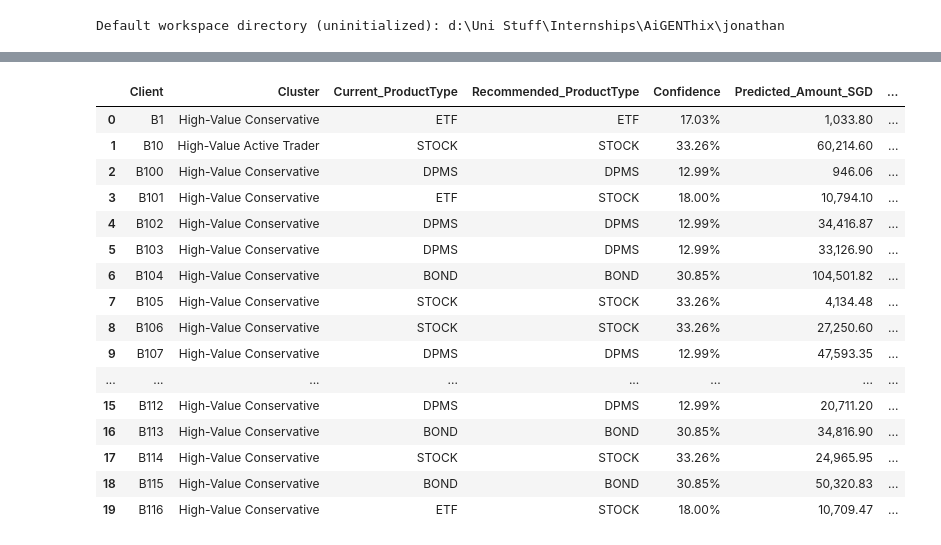
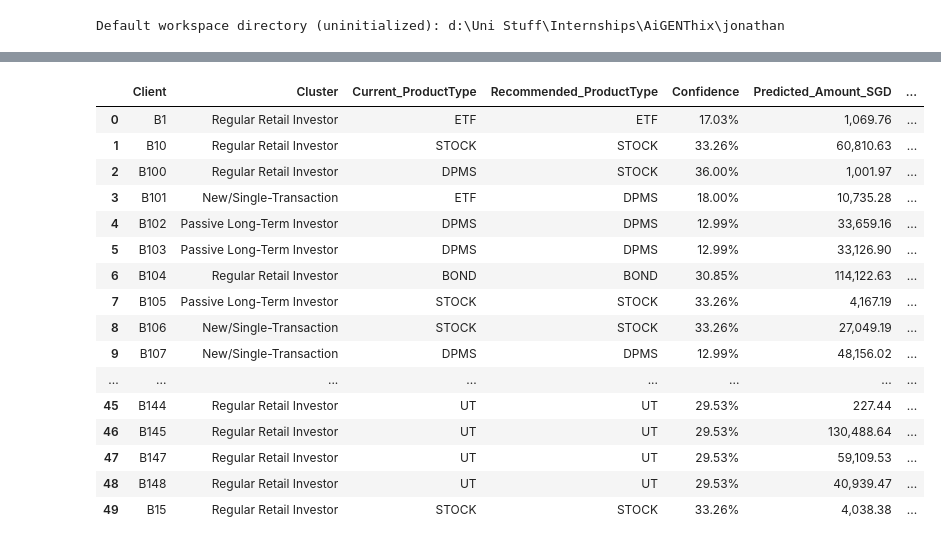
Before and after one commit to RudraSomaiya/FinPulse, a Jupyter notebook: integrated-timeline.ipynb, the cells around one changed output, grey strips where cells are left out. Drawn from its saved outputs; the diff is of its cells as text; code cells hidden in the pictures.

```diff
--- a/integrated-timeline.ipynb
+++ b/integrated-timeline.ipynb
@@ -15,14 +14,14 @@ Workspace initialized at: D:/Uni Stuff/Internships/AiGENThix/jonathan/
 # %%
-# Import necessary libraries
 import pandas as pd
 import numpy as np
 import matplotlib.pyplot as plt
+from matplotlib.dates import DateFormatter, AutoDateLocator
+from matplotlib import lines as mlines
 import seaborn as sns
 from datetime import datetime, timedelta
 import warnings
 warnings.filterwarnings('ignore')
 
-# Association rules and ML
 from mlxtend.preprocessing import TransactionEncoder
 from mlxtend.frequent_patterns import apriori, association_rules
 from sklearn.model_selection import train_test_split
@@ -33,9 +32,6 @@ from sklearn.cluster import KMeans
 from sklearn.preprocessing import StandardScaler
 from scipy.spatial.distance import cosine
 
-# Display settings
 pd.set_option('display.max_columns', None)
-pd.set_option('display.max_rows', 100)
+pd.set_option('display.max_rows', 190)
 plt.style.use('seaborn-v0_8-darkgrid')
-
-print("✅ All libraries imported successfully!")
@@ -238,11 +238,11 @@ print(product_type_features.sort_values('ProductType_Popularity', ascending=Fals
 # ========================================
 # CUSTOMER CLUSTERING (FIXED)
 # ========================================
-print("🎯 Performing Customer Clustering...")
+print(" Performing Customer Clustering...")
 
 # FILTER OUT customers with only 1 transaction for clustering
 multi_transaction_clients = client_features[client_features['Num_Transactions'] > 1].copy()
-print(f"📊 Filtering: {len(client_features)} total → {len(multi_transaction_clients)} multi-transaction customers")
+print(f" Filtering: {len(client_features)} total → {len(multi_transaction_clients)} multi-transaction customers")
 
 # Prepare features for clustering (only multi-transaction customers)
 clustering_features = multi_transaction_clients[['Avg_Amount', 'Num_Transactions',
@@ -288,7 +288,7 @@ plt.tight_layout()
 plt.show()
 
 # Perform clustering with 5 clusters (as requested)
-optimal_k = 5
+optimal_k = 4
 kmeans_final = KMeans(n_clusters=optimal_k, random_state=42, n_init=10)
 multi_transaction_clients['Cluster'] = kmeans_final.fit_predict(clustering_features_scaled)
 
@@ -301,10 +301,10 @@ client_features.loc[client_features['Client'].isin(multi_transaction_clients['Cl
 client_features.loc[client_features['Num_Transactions'] == 1, 'Cluster'] = 5
 
 # Analyze clusters (only multi-transaction ones for main analysis)
-print(f"\n✅ Multi-transaction customers segmented into {optimal_k} clusters")
+print(f"\n Multi-transaction customers segmented into {optimal_k} clusters")
 print(f"   Single-transaction customers: {len(client_features[client_features['Num_Transactions'] == 1])} → Cluster 5\n")
 
-print("📊 Cluster Distribution:")
+print(" Cluster Distribution:")
 print(client_features['Cluster'].value_counts().sort_index())
 
 print("\n🔍 Multi-Transaction Cluster Characteristics:")
@@ -355,7 +355,7 @@ cluster_names[5] = "New/Single-Transaction"
 # Apply names to all customers
 client_features['Cluster_Name'] = client_features['Cluster'].map(cluster_names)
 
-print("\n🏷️ Final Cluster Names:")
+print("\n Final Cluster Names:")
 for cluster_id in sorted(cluster_names.keys()):
     count = len(client_features[client_features['Cluster'] == cluster_id])
     if cluster_id == 5:
@@ -419,7 +419,7 @@ for bar, count in zip(bars, cluster_counts.values):
 plt.tight_layout()
 plt.show()
 
-print(f"\n✅ Clustering complete!")
+print(f"\n Clustering complete!")
 print(f"   Multi-transaction customers: {len(multi_transaction_clients)} (used for clustering)")
 print(f"   Single-transaction customers: {len(client_features[client_features['Num_Transactions'] == 1])} (separate group)")
 # %% [output]
@@ -548,7 +548,7 @@ else:
 9              ETF           BOND
 # %%
 # Market basket analysis using product types
-print("🛒 Performing market basket analysis...")
+print(" Performing market basket analysis...")
 
 # Create baskets (list of product types per client)
 baskets = df.groupby('Client')['ProductType'].apply(list).values.tolist()
@@ -562,13 +562,13 @@ basket_df = pd.DataFrame(te_ary, columns=te.columns_)
 frequent_itemsets = apriori(basket_df, min_support=0.02, use_colnames=True)
 
 if len(frequent_itemsets) > 0:
-    print(f"✅ Found {len(frequent_itemsets)} frequent product type combinations")
+    print(f" Found {len(frequent_itemsets)} frequent product type combinations")
 
     # Generate association rules
     rules = association_rules(frequent_itemsets, metric="confidence", min_threshold=0.3)
     rules = rules.sort_values('lift', ascending=False)
 
-    print(f"✅ Generated {len(rules)} association rules")
+    print(f" Generated {len(rules)} association rules")
 
     # Visualize
     fig, axes = plt.subplots(1, 2, figsize=(14, 5))
@@ -594,11 +594,11 @@ if len(frequent_itemsets) > 0:
     plt.tight_layout()
     plt.show()
 
-    print("\n📊 Top 10 Association Rules:")
-    for idx, row in rules.head(10).iterrows():
-        print(f"   {list(row['antecedents'])} → {list(row['consequents'])}")
-        print(f"   Support: {row['support']:.3f} | Confidence: {row['confidence']:.3f} | Lift: {row['lift']:.3f}\n")
+    # print("\n Top 10 Association Rules:")
+    # for idx, row in rules.head(10).iterrows():
+    #     print(f"   {list(row['antecedents'])} → {list(row['consequents'])}")
+    #     print(f"   Support: {row['support']:.3f} | Confidence: {row['confidence']:.3f} | Lift: {row['lift']:.3f}\n")
 else:
     rules = pd.DataFrame()
-    print("⚠️ No frequent itemsets found with min_support=0.02")
+    print(" No frequent itemsets found with min_support=0.02")
 # %% [output]
@@ -913,6 +896,6 @@ print(f"\n📊 Sample recommendation: {test_rec}")
 # %%
 # Generate recommendations for all clients
-print("📋 Generating recommendations for all clients...")
+print(" Generating recommendations for all clients...")
 
 all_recommendations = []
 
@@ -945,6 +928,6 @@ for client in client_features['Client'].unique():
         })
 
 recommendations_df = pd.DataFrame(all_recommendations)
-print(f"\n✅ Generated recommendations for {len(recommendations_df)} clients")
-recommendations_df.head(20)
+print(f"\n Generated recommendations for {len(recommendations_df)} clients")
+recommendations_df.head(50)
 # %% [output]
@@ -955,18 +938,18 @@ recommendations_df.head(20)
 |  | Client | Cluster | Current_ProductType | Recommended_ProductType | Confidence | Predicted_Amount_SGD | ... |
-| 0 | B1 | High-Value Conservative | ETF | ETF | 17.03% | 1,033.80 | ... |
-| 1 | B10 | High-Value Active Trader | STOCK | STOCK | 33.26% | 60,214.60 | ... |
-| 2 | B100 | High-Value Conservative | DPMS | DPMS | 12.99% | 946.06 | ... |
-| 3 | B101 | High-Value Conservative | ETF | STOCK | 18.00% | 10,794.10 | ... |
-| 4 | B102 | High-Value Conservative | DPMS | DPMS | 12.99% | 34,416.87 | ... |
-| 5 | B103 | High-Value Conservative | DPMS | DPMS | 12.99% | 33,126.90 | ... |
-| 6 | B104 | High-Value Conservative | BOND | BOND | 30.85% | 104,501.82 | ... |
-| 7 | B105 | High-Value Conservative | STOCK | STOCK | 33.26% | 4,134.48 | ... |
-| 8 | B106 | High-Value Conservative | STOCK | STOCK | 33.26% | 27,250.60 | ... |
-| 9 | B107 | High-Value Conservative | DPMS | DPMS | 12.99% | 47,593.35 | ... |
+| 0 | B1 | Regular Retail Investor | ETF | ETF | 17.03% | 1,069.76 | ... |
+| 1 | B10 | Regular Retail Investor | STOCK | STOCK | 33.26% | 60,810.63 | ... |
+| 2 | B100 | Regular Retail Investor | DPMS | STOCK | 36.00% | 1,001.97 | ... |
+| 3 | B101 | New/Single-Transaction | ETF | DPMS | 18.00% | 10,735.28 | ... |
+| 4 | B102 | Passive Long-Term Investor | DPMS | DPMS | 12.99% | 33,659.16 | ... |
+| 5 | B103 | Passive Long-Term Investor | DPMS | DPMS | 12.99% | 33,126.90 | ... |
+| 6 | B104 | Regular Retail Investor | BOND | BOND | 30.85% | 114,122.63 | ... |
+| 7 | B105 | Passive Long-Term Investor | STOCK | STOCK | 33.26% | 4,167.19 | ... |
+| 8 | B106 | New/Single-Transaction | STOCK | STOCK | 33.26% | 27,049.19 | ... |
+| 9 | B107 | New/Single-Transaction | DPMS | DPMS | 12.99% | 48,156.02 | ... |
 | ... | ... | ... | ... | ... | ... | ... | ... |
-| 15 | B112 | High-Value Conservative | DPMS | DPMS | 12.99% | 20,711.20 | ... |
-| 16 | B113 | High-Value Conservative | BOND | BOND | 30.85% | 34,816.90 | ... |
-| 17 | B114 | High-Value Conservative | STOCK | STOCK | 33.26% | 24,965.95 | ... |
-| 18 | B115 | High-Value Conservative | BOND | BOND | 30.85% | 50,320.83 | ... |
-| 19 | B116 | High-Value Conservative | ETF | STOCK | 18.00% | 10,709.47 | ... |
+| 45 | B144 | Regular Retail Investor | UT | UT | 29.53% | 227.44 | ... |
+| 46 | B145 | Regular Retail Investor | UT | UT | 29.53% | 130,488.64 | ... |
+| 47 | B147 | Regular Retail Investor | UT | UT | 29.53% | 59,109.53 | ... |
+| 48 | B148 | Regular Retail Investor | UT | UT | 29.53% | 40,939.47 | ... |
+| 49 | B15 | Regular Retail Investor | STOCK | STOCK | 33.26% | 4,038.38 | ... |
 # %%
```
Also changed, not shown: parts of 17 cells of this notebook.
